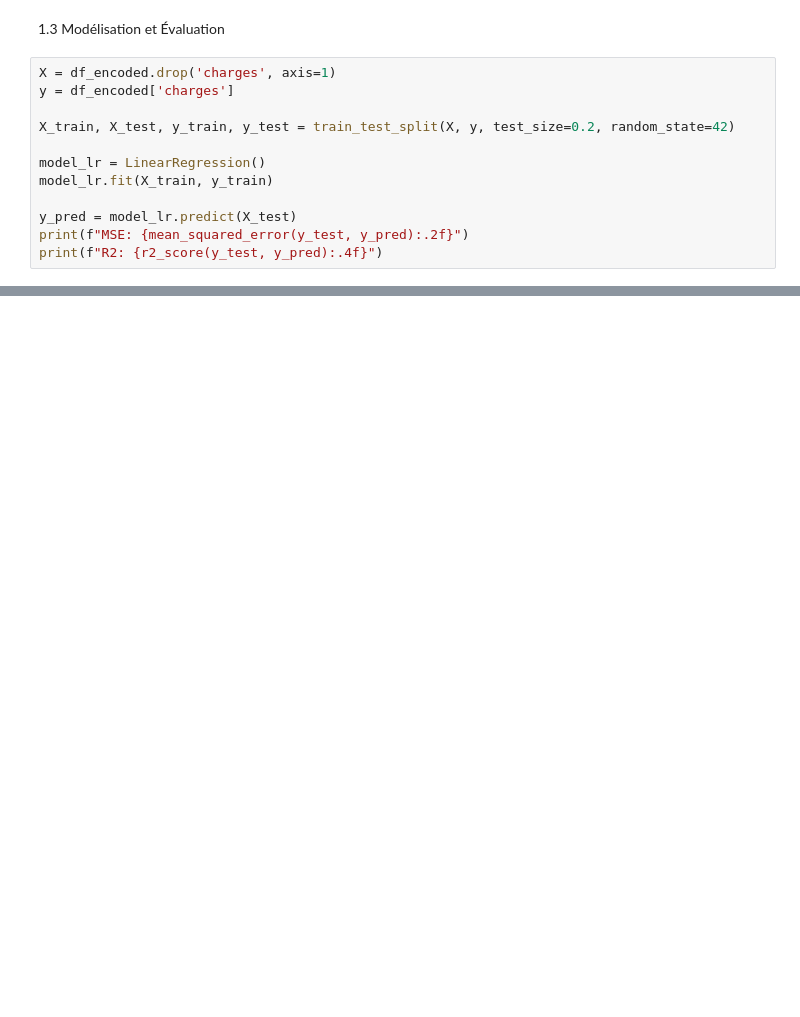
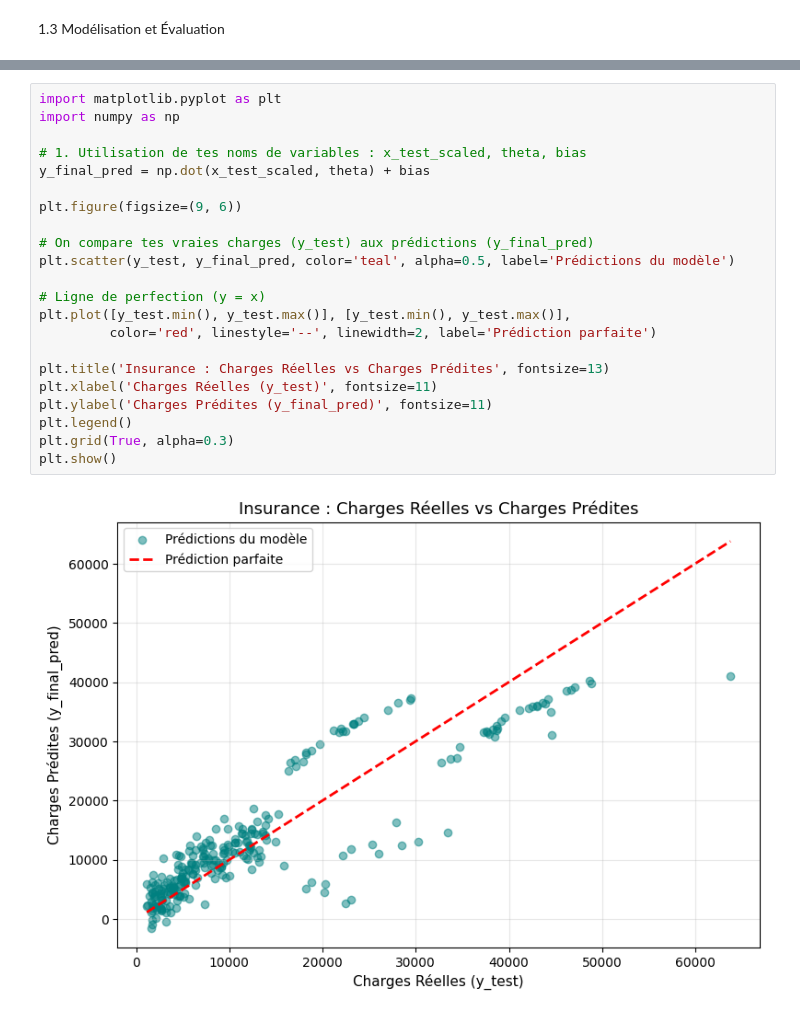
Before and after one commit to Amanetoullah/Amanetoullah_C22643_MiniProjet_ML_2026, a Jupyter notebook: Projet_ML_2026.ipynb, the cells around one changed output, grey strips where cells are left out. Drawn from its saved outputs; the diff is of its cells as text; blank space fills up the shorter version.

```diff
--- a/Projet_ML_2026.ipynb
+++ b/Projet_ML_2026.ipynb
@@ -69,14 +83,2 @@ plt.show()
 # %% [markdown]
 1.3 Modélisation et Évaluation
-# %%
-X = df_encoded.drop('charges', axis=1)
-y = df_encoded['charges']
-
-X_train, X_test, y_train, y_test = train_test_split(X, y, test_size=0.2, random_state=42)
-
-model_lr = LinearRegression()
-model_lr.fit(X_train, y_train)
-
-y_pred = model_lr.predict(X_test)
-print(f"MSE: {mean_squared_error(y_test, y_pred):.2f}")
-print(f"R2: {r2_score(y_test, y_pred):.4f}")
@@ -98,0 +164,24 @@ coefficients.sort_values(by='Coefficient', ascending=False)
+# %%
+import matplotlib.pyplot as plt
+import numpy as np
+
+# 1. Utilisation de tes noms de variables : x_test_scaled, theta, bias
+y_final_pred = np.dot(x_test_scaled, theta) + bias
+
+plt.figure(figsize=(9, 6))
+
+# On compare tes vraies charges (y_test) aux prédictions (y_final_pred)
+plt.scatter(y_test, y_final_pred, color='teal', alpha=0.5, label='Prédictions du modèle')
+
+# Ligne de perfection (y = x)
+plt.plot([y_test.min(), y_test.max()], [y_test.min(), y_test.max()],
+         color='red', linestyle='--', linewidth=2, label='Prédiction parfaite')
+
+plt.title('Insurance : Charges Réelles vs Charges Prédites', fontsize=13)
+plt.xlabel('Charges Réelles (y_test)', fontsize=11)
+plt.ylabel('Charges Prédites (y_final_pred)', fontsize=11)
+plt.legend()
+plt.grid(True, alpha=0.3)
+plt.show()
+# %% [output]
+[figure, added]
```
Also changed, not shown: parts of 33 cells of this notebook.
